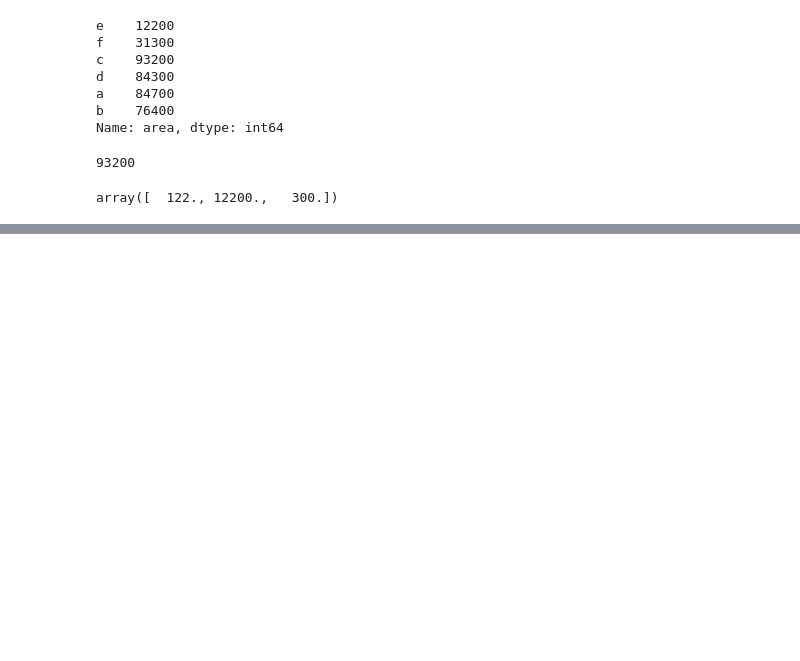
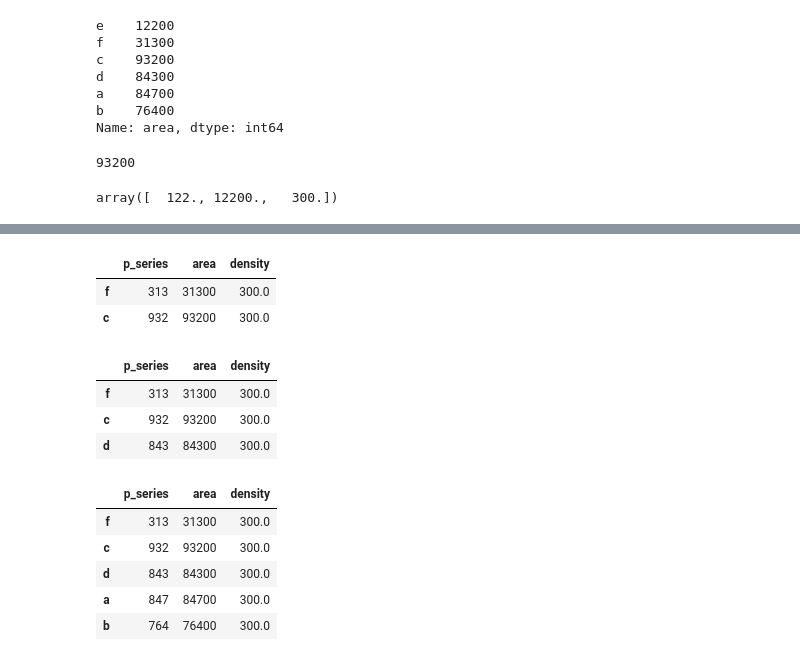
Before and after one commit to I-Trush/Jake_VanderPlas, a Jupyter notebook: vander_plus_3_Pandas_02.ipynb, the cells around one changed output, grey strips where cells are left out. Cells and saved outputs as stored; diff of their text form; code cells hidden in the pictures; blank space fills up the shorter version.

```diff
--- a/vander_plus_3_Pandas_02.ipynb
+++ b/vander_plus_3_Pandas_02.ipynb
@@ -281,0 +349,23 @@ array([  122., 12200.,   300.])
+# %%
+data[1:3]
+# %% [output]
+|  | p_series | area | density |
+| f | 313 | 31300 | 300.0 |
+| c | 932 | 93200 | 300.0 |
+# %%
+data['f':'d']
+# %% [output]
+|  | p_series | area | density |
+| f | 313 | 31300 | 300.0 |
+| c | 932 | 93200 | 300.0 |
+| d | 843 | 84300 | 300.0 |
+# %%
+# маски также относятся к строкам
+data[data.density > 100]
+# %% [output]
+|  | p_series | area | density |
+| f | 313 | 31300 | 300.0 |
+| c | 932 | 93200 | 300.0 |
+| d | 843 | 84300 | 300.0 |
+| a | 847 | 84700 | 300.0 |
+| b | 764 | 76400 | 300.0 |
```
Also changed, not shown: parts of 11 cells of this notebook, 1 other file.
